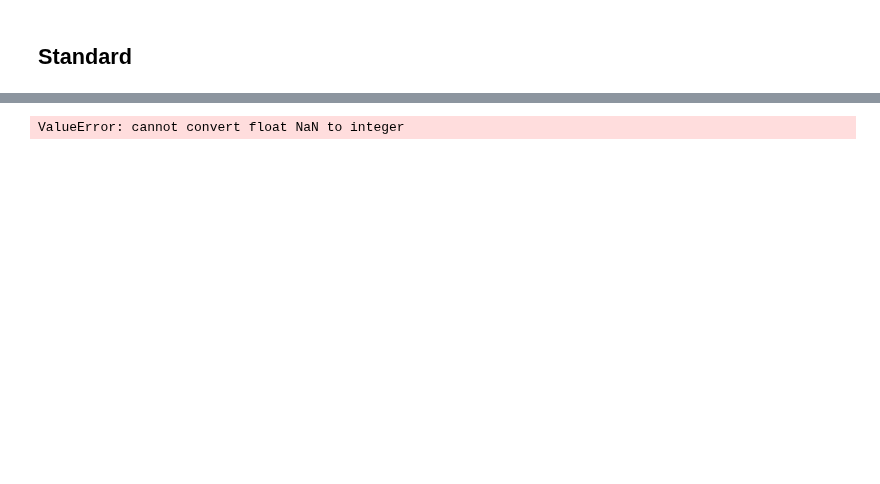
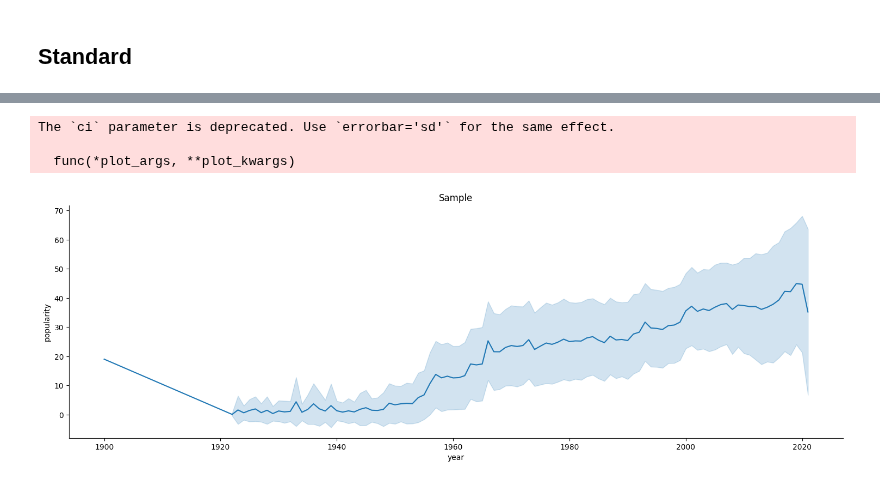
Before and after one commit to mavwong/SpotifyDataAnalysis, a Jupyter notebook: 03-analysis_main.ipynb, the cells around one changed output, grey strips where cells are left out. Drawn from its saved outputs; the diff is of its cells as text; code cells hidden in the pictures; blank space fills up the shorter version.

```diff
--- a/03-analysis_main.ipynb
+++ b/03-analysis_main.ipynb
@@ -42,3 +102,10 @@ dfp_tracks.drop(['release_date', 'dates'], axis=1, inplace=True)
+# %%
+sample.LinePlot()
+# %% [output]
+The `ci` parameter is deprecated. Use `errorbar='sd'` for the same effect.
+
+  func(*plot_args, **plot_kwargs)
+[figure, added]
 # %%
 ### Track Dataframe
 # Track Popularity over time / year - distribution, boxplot. (Render the top 10, 100 and 1000, )
@@ -105,4 +120,0 @@ def apply_fn_total_followers(string:str) -> int:
-# %%
-dfp_tracks["total_followers"] = dfp_tracks["artist_id"].apply(apply_fn_total_followers)
-# %% [output]
-ValueError: cannot convert float NaN to integer
```
Also changed, not shown: parts of 12 cells of this notebook.
